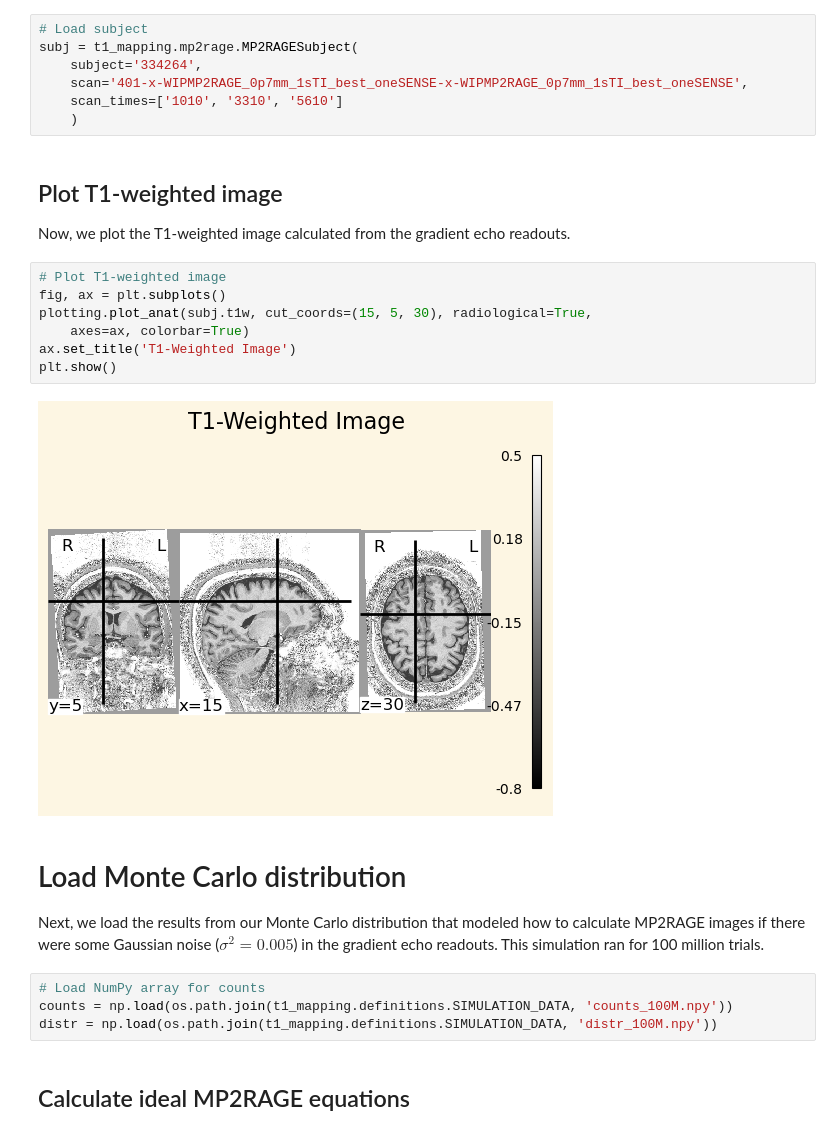
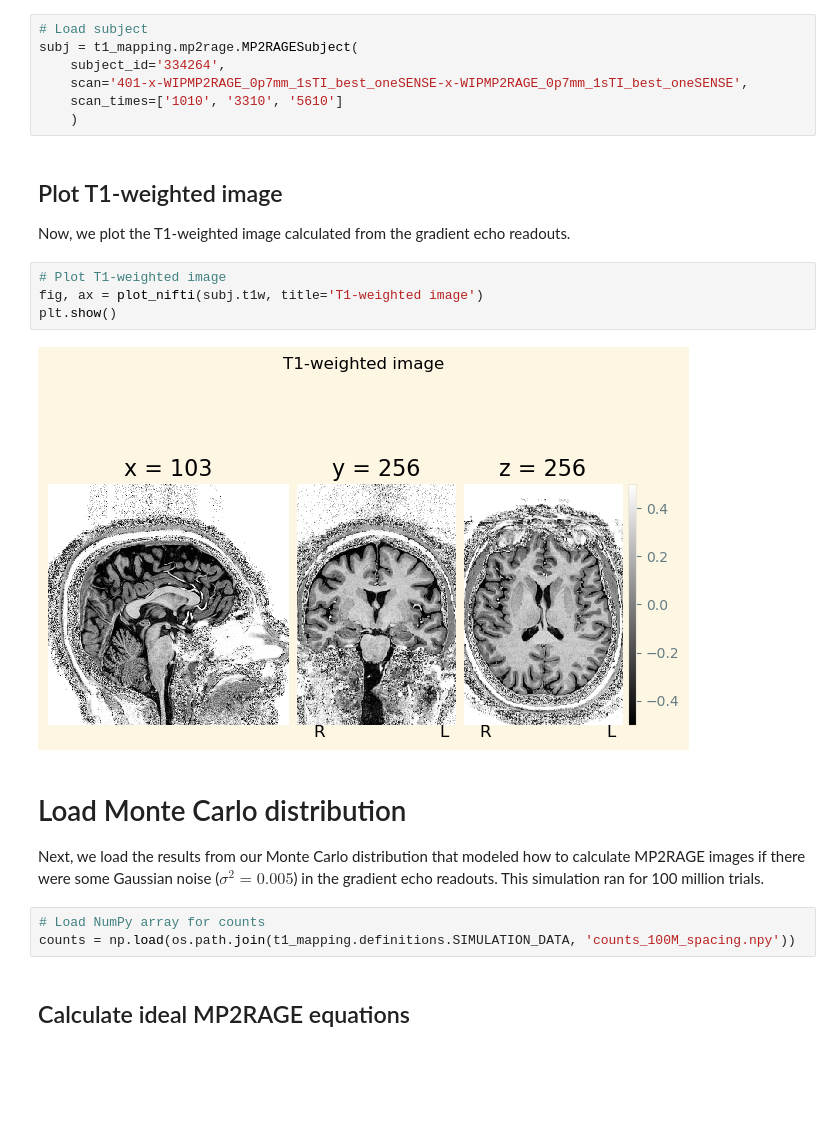
Before and after one commit to MASILab/map_t1_mapping, a Jupyter notebook: notebooks/likelihood_mp2rage_3d.ipynb, the cells around one changed output. Cells and saved outputs as stored; diff of their text form; blank space fills up the shorter version.

```diff
--- a/notebooks/likelihood_mp2rage_3d.ipynb
+++ b/notebooks/likelihood_mp2rage_3d.ipynb
@@ -21,7 +22,7 @@ We load the given data from an example MP2RAGE sequence.
 # %%
 # Load subject
 subj = t1_mapping.mp2rage.MP2RAGESubject(
-    subject='334264',
+    subject_id='334264',
     scan='401-x-WIPMP2RAGE_0p7mm_1sTI_best_oneSENSE-x-WIPMP2RAGE_0p7mm_1sTI_best_oneSENSE',
     scan_times=['1010', '3310', '5610']
     )
@@ -30,20 +31,16 @@ subj = t1_mapping.mp2rage.MP2RAGESubject(
 Now, we plot the T1-weighted image calculated from the gradient echo readouts.
 # %%
 # Plot T1-weighted image
-fig, ax = plt.subplots()
-plotting.plot_anat(subj.t1w, cut_coords=(15, 5, 30), radiological=True,
-    axes=ax, colorbar=True)
-ax.set_title('T1-Weighted Image')
+fig, ax = plot_nifti(subj.t1w, title='T1-weighted image')
 plt.show()
 # %% [output]
-[figure, old version]
+[figure, new version]
 # %% [markdown]
 # Load Monte Carlo distribution
 Next, we load the results from our Monte Carlo distribution that modeled how to calculate MP2RAGE images if there were some Gaussian noise ($\sigma^2=0.005$) in the gradient echo readouts. This simulation ran for 100 million trials.
 # %%
 # Load NumPy array for counts
-counts = np.load(os.path.join(t1_mapping.definitions.SIMULATION_DATA, 'counts_100M.npy'))
-distr = np.load(os.path.join(t1_mapping.definitions.SIMULATION_DATA, 'distr_100M.npy'))
+counts = np.load(os.path.join(t1_mapping.definitions.SIMULATION_DATA, 'counts_100M_spacing.npy'))
 # %% [markdown]
 ## Calculate ideal MP2RAGE equations
 # %%
```
Also changed, not shown: parts of 5 cells of this notebook, 6 other files.
